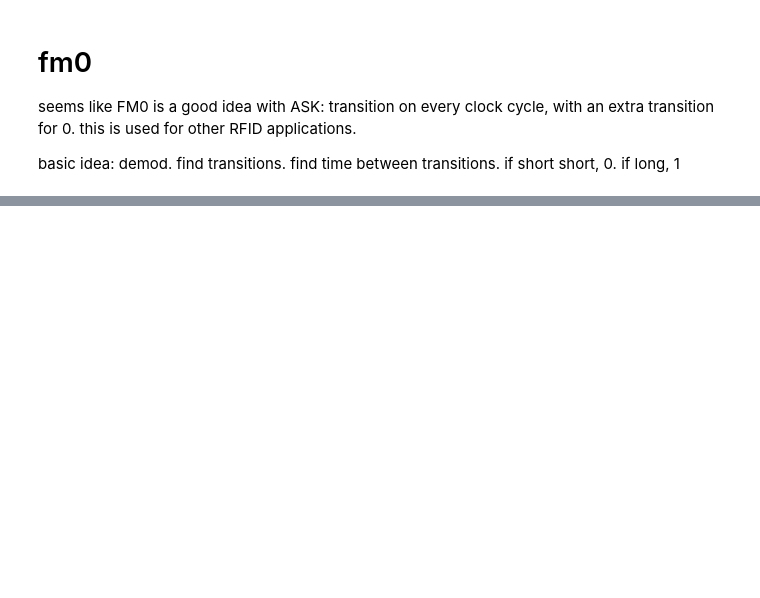
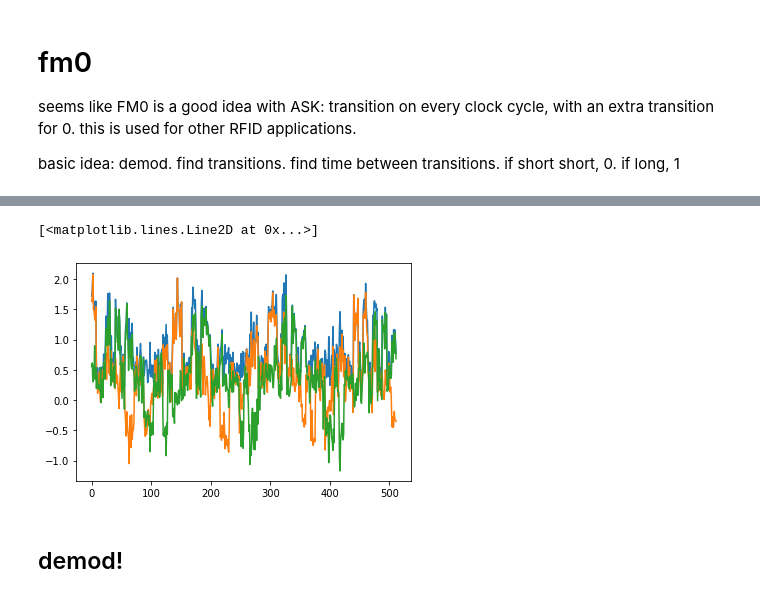
Before and after one commit to elimbaum/backscatter-capstone, a Jupyter notebook: processing/fm0/fm0 sim.ipynb, the cells around one changed output, grey strips where cells are left out. Cells and saved outputs as stored; diff of their text form; code cells hidden in the pictures; blank space fills up the shorter version.

```diff
--- a/processing/fm0/fm0 sim.ipynb
+++ b/processing/fm0/fm0 sim.ipynb
@@ -40,0 +48,31 @@ plt.vlines(4 * 2 * np.arange(n_symb), -1, 1, linestyle='dotted', color='red')
+# %%
+samp_per_symb = 16
+n_samp = n_symb * samp_per_symb
+
+ask_symb = np.repeat((cp + 1) // 2, samp_per_symb // 2)
+
+## channel impairments
+
+# noise
+n = (np.random.randn(n_samp) + 1j*np.random.randn(n_samp)) / np.sqrt(2)
+n_pwr = 0.3
+r = ask_symb + n_pwr * n
+
+# frequency offset - this won't change abs
+fs = 30e3
+fo = 200
+Ts = 1 / fs
+t = np.arange(0, Ts*len(r), Ts) # time vector
+r *= np.exp(1j*2*np.pi*fo*t)
+
+# iq offset
+r += (np.random.randn() + 1j * np.random.randn())
+# %%
+plt.plot(np.abs(r))
+plt.plot(np.real(r))
+plt.plot(np.imag(r))
+# %% [output]
+[<matplotlib.lines.Line2D at 0x...>]
+[figure, added]
+# %% [markdown]
+## demod!
```
Also changed, not shown: parts of 17 cells of this notebook.
